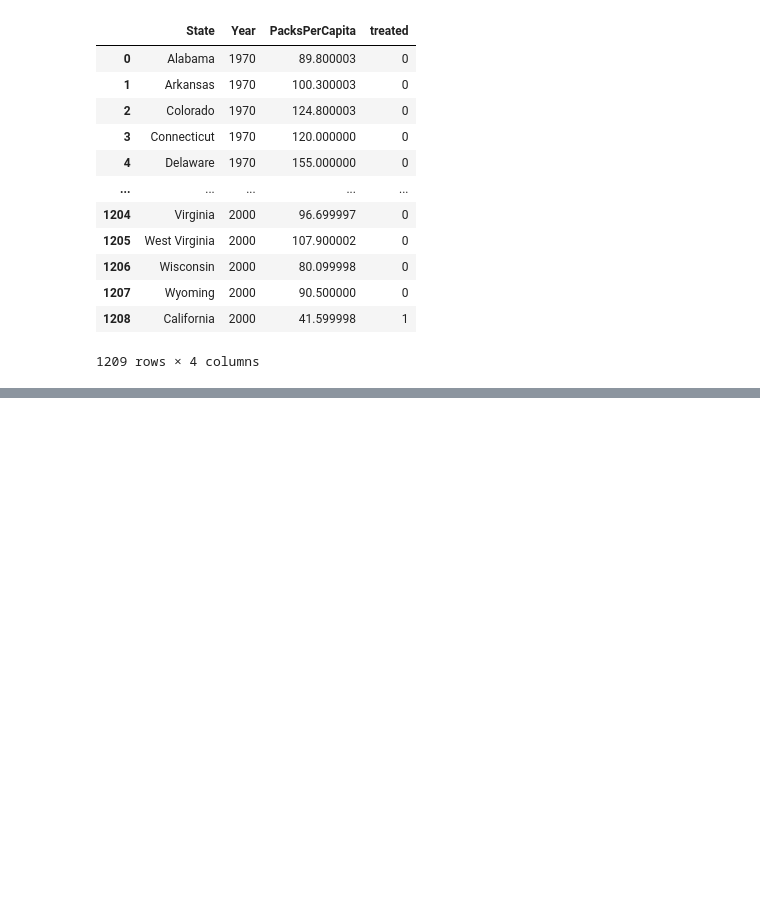
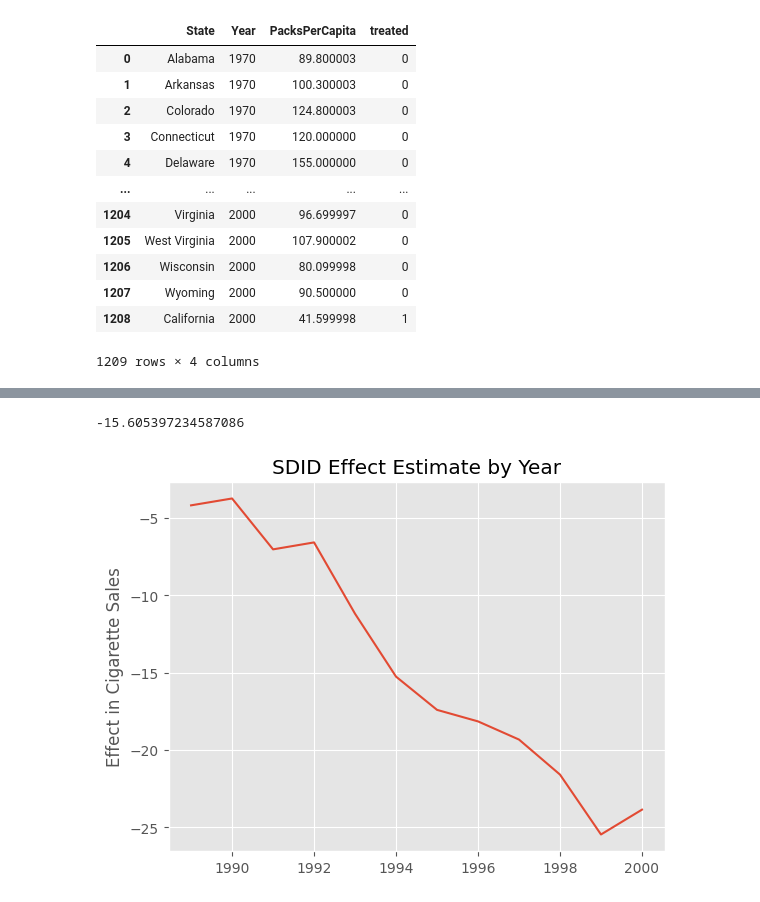
Before and after one commit to austinkennedy/crypto, a Jupyter notebook: code/sdid_python.ipynb, the cells around one changed output, grey strips where cells are left out. Saved outputs shown, nothing was run; the diff lists cells and outputs as text; code cells hidden in the pictures; blank space fills up the shorter version.

```diff
--- a/code/sdid_python.ipynb
+++ b/code/sdid_python.ipynb
@@ -51,0 +295,12 @@ cali_data
+# %%
+def join_weights(data, unit_w, time_w, year_col, state_col, treat_col, post_col):
+    return (
+        data
+        .set_index([year_col, state_col])
+        .join(time_w)
+        .join(unit_w)
+        .reset_index()
+        .fillna({time_w.name: 1 / len(pd.unique(data.query(f"{post_col}")[year_col])),
+                 unit_w.name: 1 / len(pd.unique(data.query(f"{treat_col}")[state_col]))})
+        .assign(**{"weights": lambda d: (d[time_w.name] * d[unit_w.name]).round(10)})
+        .astype({treat_col: int, post_col: int}))
@@ -51,0 +371,58 @@ cali_data
+# %%
+def synthetic_diff_in_diff(data, outcome_col, year_col, state_col, treat_col, post_col):
+
+    # find the unit weights
+    unit_weights = fit_unit_weights(data,
+                                    outcome_col=outcome_col,
+                                    year_col=year_col,
+                                    state_col=state_col,
+                                    treat_col=treat_col,
+                                    post_col=post_col)
+
+    # find the time weights
+    time_weights = fit_time_weights(data,
+                                    outcome_col=outcome_col,
+                                    year_col=year_col,
+                                    state_col=state_col,
+                                    treat_col=treat_col,
+                                    post_col=post_col)
+
+    # join weights into DiD Data
+    did_data = join_weights(data, unit_weights, time_weights,
+                            year_col=year_col,
+                            state_col=state_col,
+                            treat_col=treat_col,
+                            post_col=post_col)
+
+    # run DiD
+    formula = f"{outcome_col} ~ {post_col}*{treat_col}"
+    did_model = smf.wls(formula, data=did_data, weights=did_data["weights"]+1e-10).fit()
+
+    return did_model.params[f"{post_col}:{treat_col}"]
+
+
+synthetic_diff_in_diff(data,
+                       outcome_col="cigsale",
+                       year_col="year",
+                       state_col="state",
+                       treat_col="treated",
+                       post_col="after_treatment")
+# %% [output]
+-15.605397234587086
+# %%
+
+effects = {year: synthetic_diff_in_diff(data.query(f"~after_treatment|(year=={year})"),
+                                        outcome_col="cigsale",
+                                        year_col="year",
+                                        state_col="state",
+                                        treat_col="treated",
+                                        post_col="after_treatment")
+           for year in range(1989, 2001)}
+
+effects = pd.Series(effects)
+# %%
+plt.plot(effects);
+plt.ylabel("Effect in Cigarette Sales")
+plt.title("SDID Effect Estimate by Year");
+# %% [output]
+[figure, added]
```
Also changed, not shown: parts of 36 cells of this notebook.
